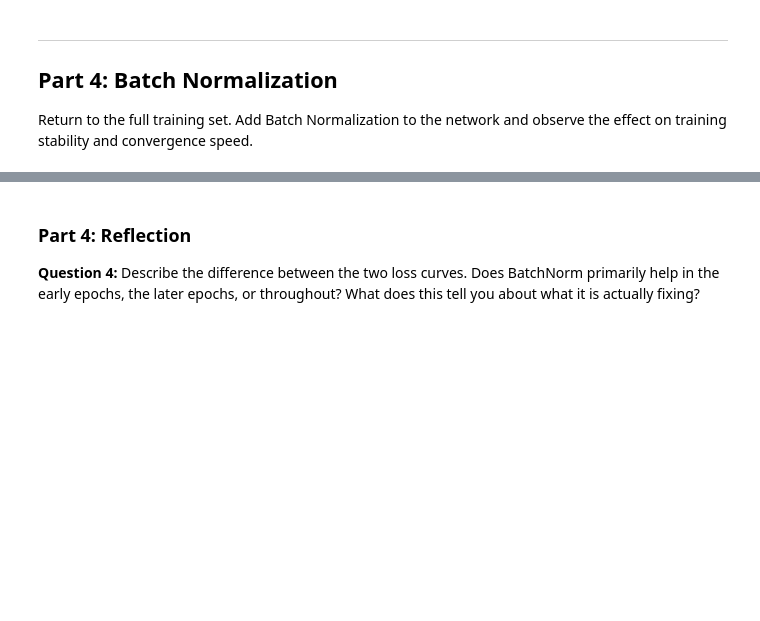
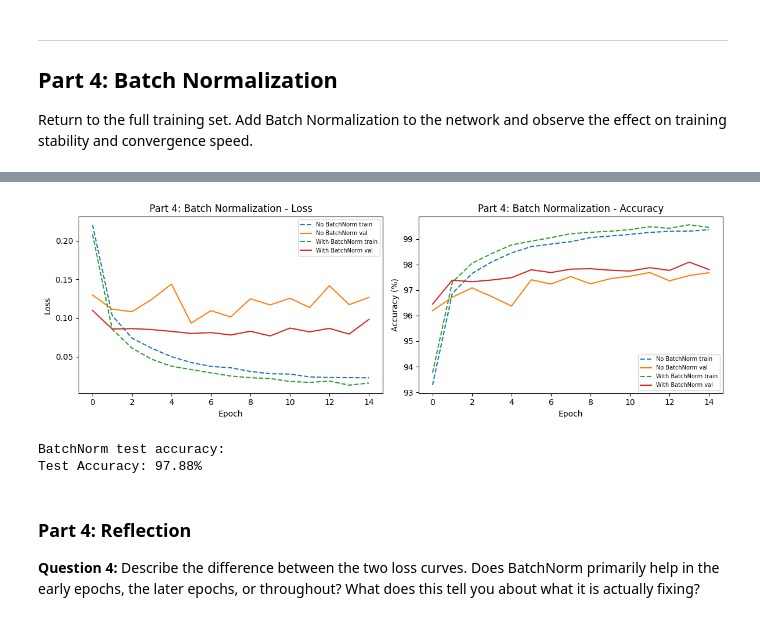
Before and after one commit to ShanePruthikosit/neural, a Jupyter notebook: Assignment_02.ipynb, the cells around one changed output, grey strips where cells are left out. Cells and saved outputs as stored; diff of their text form; code cells hidden in the pictures; blank space fills up the shorter version.

```diff
--- a/Assignment_02.ipynb
+++ b/Assignment_02.ipynb
@@ -558,36 +562,40 @@ test_accuracy(m_no_bn, test_loader)
 
 
 class Part4Net_BN(nn.Module):
     def __init__(self):
         super().__init__()
         self.net = nn.Sequential(
             nn.Flatten(),
-            nn.Linear(784, 256), ..., nn.ReLU(),  # TODO: insert BatchNorm1d(256)
-            nn.Linear(256, 256), ..., nn.ReLU(),  # TODO: insert BatchNorm1d(256)
-            nn.Linear(256, 256), ..., nn.ReLU(),  # TODO: insert BatchNorm1d(256)
+            nn.Linear(784, 256), nn.BatchNorm1d(256), nn.ReLU(),  # TODO: insert BatchNorm1d(256)
+            nn.Linear(256, 256), nn.BatchNorm1d(256), nn.ReLU(),  # TODO: insert BatchNorm1d(256)
+            nn.Linear(256, 256), nn.BatchNorm1d(256), nn.ReLU(),  # TODO: insert BatchNorm1d(256)
             nn.Linear(256, 10)
         )
         for m in self.modules():
             if isinstance(m, nn.Linear):
                 nn.init.kaiming_normal_(m.weight, nonlinearity='relu')
                 nn.init.zeros_(m.bias)
     def forward(self, x):
         return self.net(x)
 
 m_bn = Part4Net_BN()
 h_bn, _ = train_and_evaluate(
     m_bn, train_loader, val_loader,
     optim.Adam(m_bn.parameters(), lr=1e-3),
     criterion, epochs=15, label='With BN'
 )
 
 plot_history({
     'No BatchNorm':   h_no_bn,
     'With BatchNorm': h_bn,
 }, title='Part 4: Batch Normalization')
 
 print('BatchNorm test accuracy:')
 part4_acc = test_accuracy(m_bn, test_loader)
+# %% [output]
+[figure, added]
+BatchNorm test accuracy:
+Test Accuracy: 97.88%
 # %% [markdown]
 ### Part 4: Reflection
 
```
Also changed, not shown: parts of 15 cells of this notebook, 2 other files.
